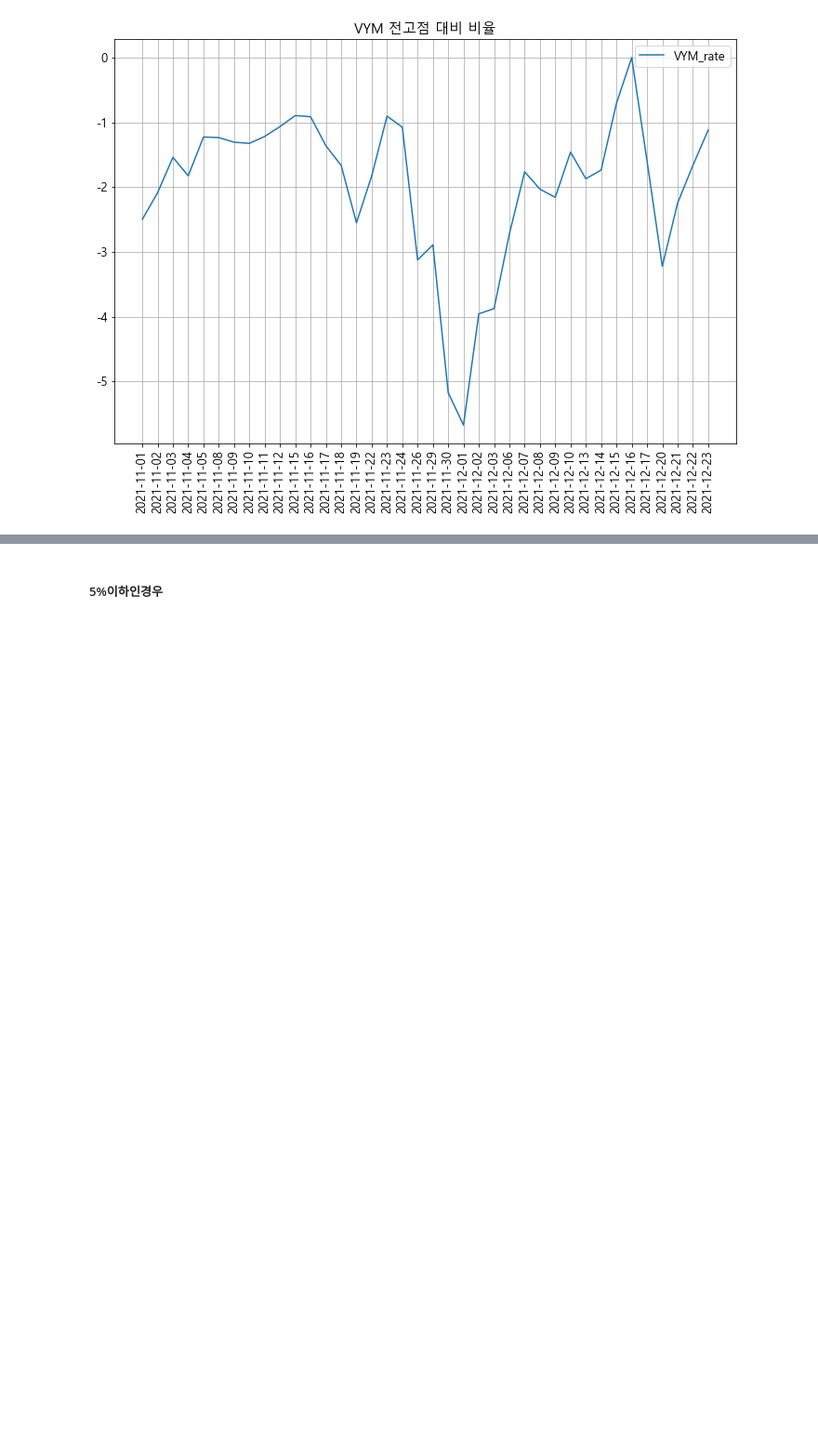
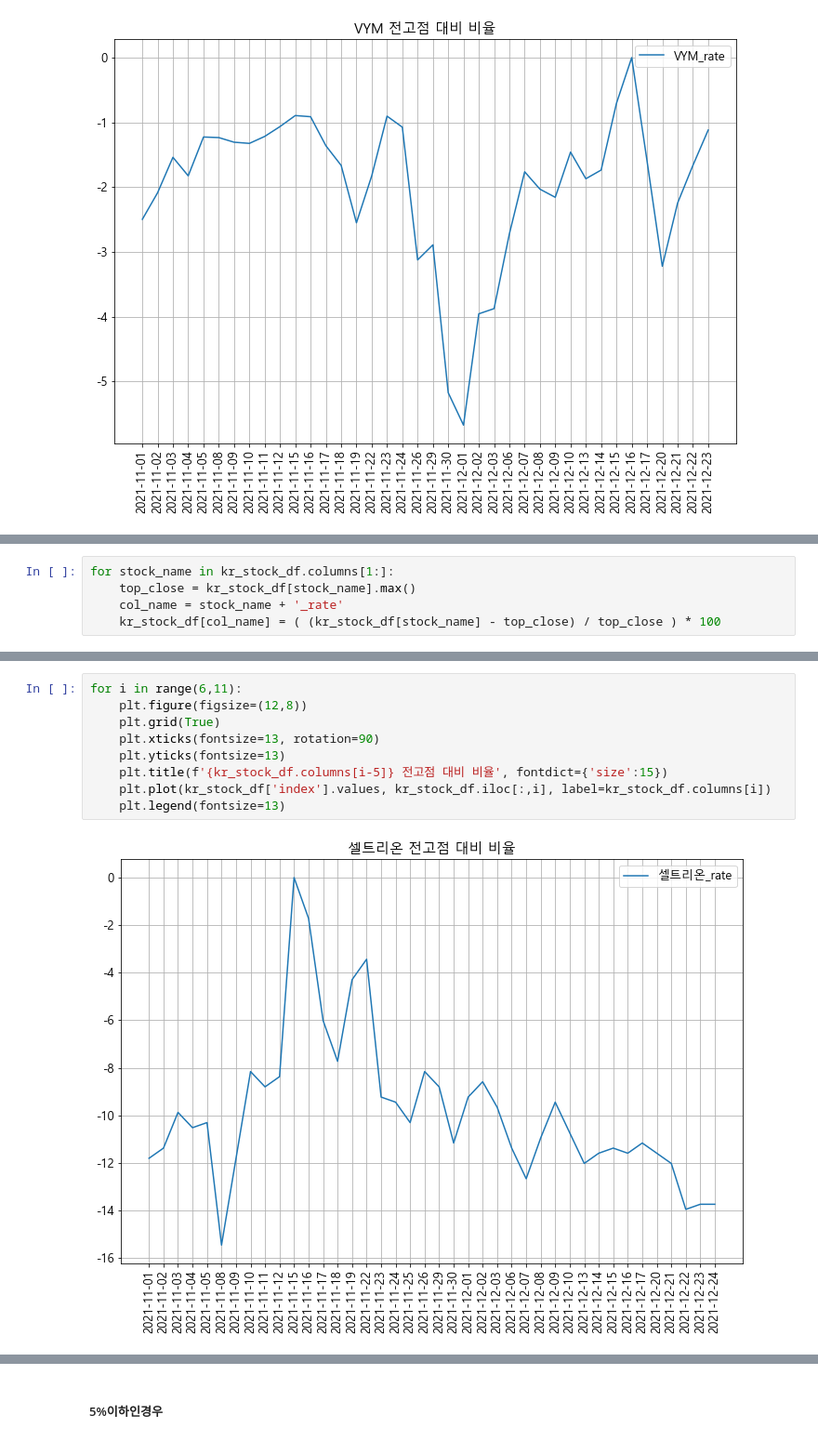
Before and after one commit to kbjung/my_projects, a Jupyter notebook: 주식자산평가/stock_evaluate_ver0.2.ipynb, the cells around one changed output, grey strips where cells are left out. Shown: that part at 93% size. Drawn from its saved outputs; the diff is of its cells as text; blank space fills up the shorter version.

```diff
--- a/주식자산평가/stock_evaluate_ver0.2.ipynb
+++ b/주식자산평가/stock_evaluate_ver0.2.ipynb
@@ -297,0 +298,5 @@ for i in range(8,15):
+# %%
+for stock_name in kr_stock_df.columns[1:]:
+    top_close = kr_stock_df[stock_name].max()
+    col_name = stock_name + '_rate'
+    kr_stock_df[col_name] = ( (kr_stock_df[stock_name] - top_close) / top_close ) * 100
@@ -297,0 +324,11 @@ for i in range(8,15):
+# %%
+for i in range(6,11):
+    plt.figure(figsize=(12,8))
+    plt.grid(True)
+    plt.xticks(fontsize=13, rotation=90)
+    plt.yticks(fontsize=13)
+    plt.title(f'{kr_stock_df.columns[i-5]} 전고점 대비 비율', fontdict={'size':15})
+    plt.plot(kr_stock_df['index'].values, kr_stock_df.iloc[:,i], label=kr_stock_df.columns[i])
+    plt.legend(fontsize=13)
+# %% [output]
+[figure, added]
```
Also changed, not shown: parts of 4 cells of this notebook, 1 other file.
